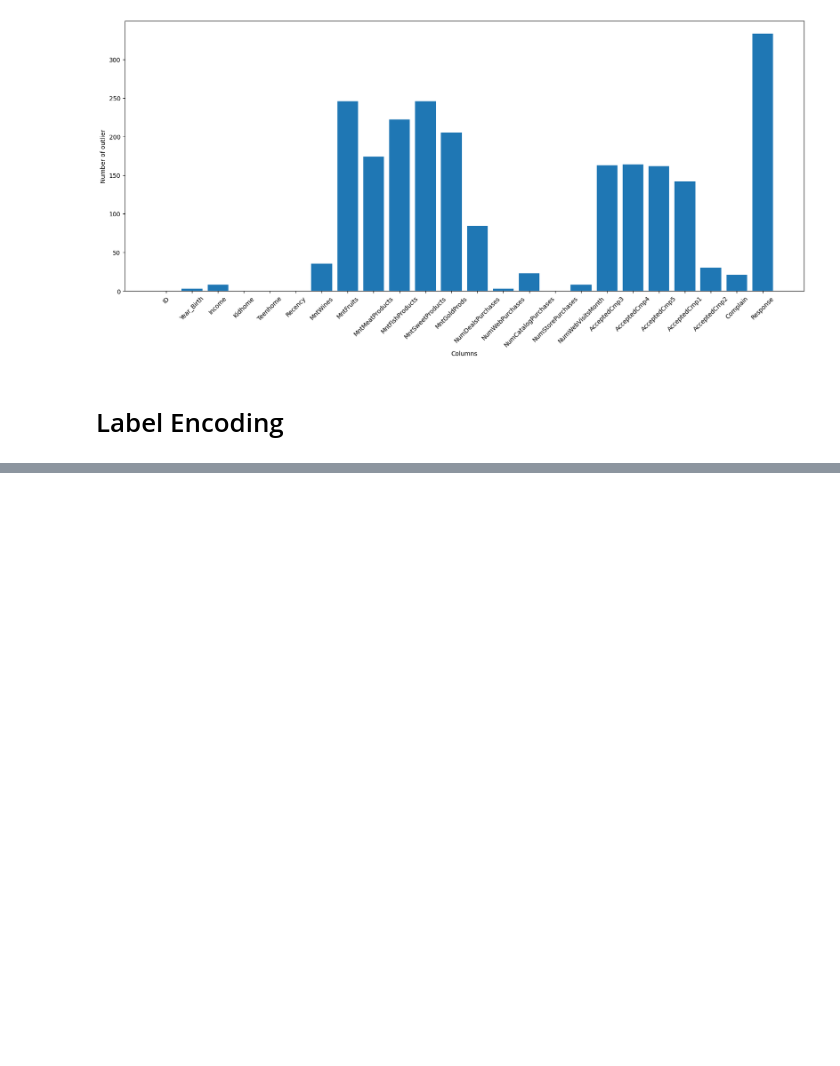
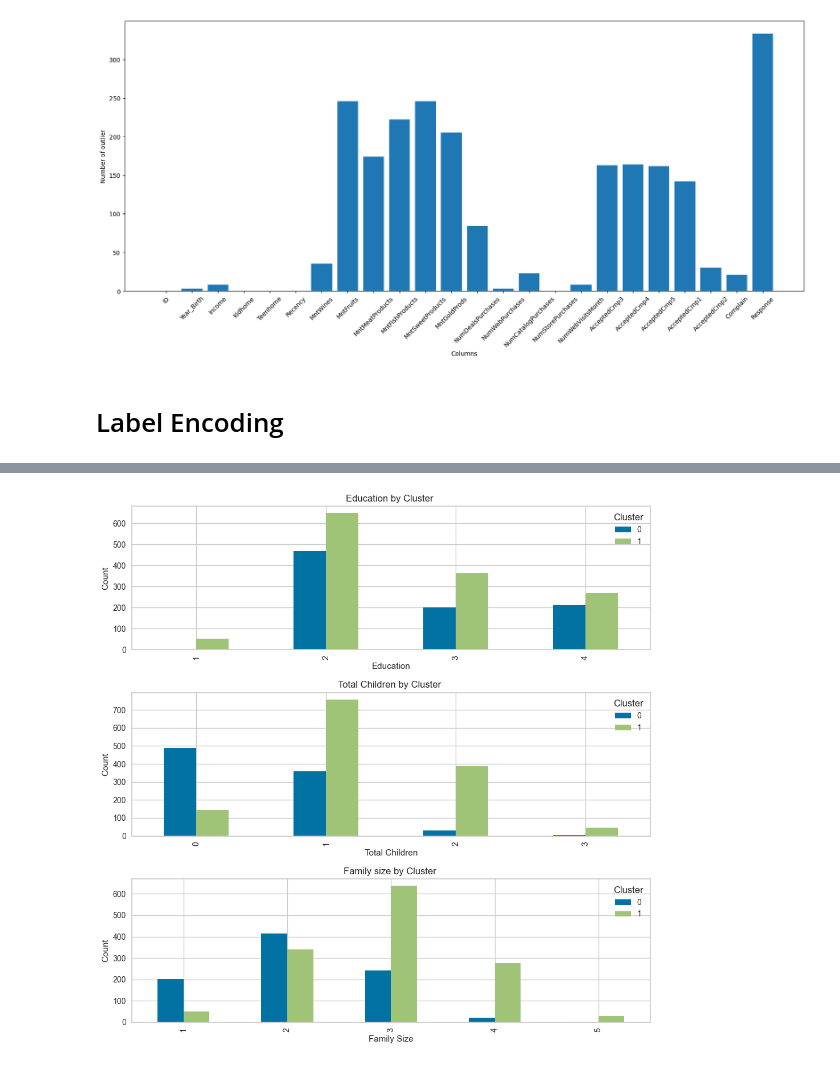
Before and after one commit to GVanave/customer-segmentation-and-predictive-analysis, a Jupyter notebook: model.ipynb, the cells around one changed output, grey strips where cells are left out. Drawn from its saved outputs; the diff is of its cells as text; code cells hidden in the pictures; blank space fills up the shorter version.

Commit message:
Cluster Analysis

```diff
--- a/model.ipynb
+++ b/model.ipynb
@@ -285,0 +706,10 @@ df_filtered_scaled = scaler.fit_transform(df_filtered)
+# %%
+# create model
+model = KMeans(n_clusters = 2, max_iter = 300, n_init = 10, random_state = 0)
+
+df1['Clustering'] = model.fit_predict(df1)
+
+
+model = KMeans(n_clusters = 2, max_iter = 300, n_init = 10, random_state = 0)
+
+df2['Clustering'] = model.fit_predict(df2)
@@ -285,0 +718,9 @@ df_filtered_scaled = scaler.fit_transform(df_filtered)
+# %%
+clus1 = df1["Clustering"].values
+clus2 = df2["Clustering"].values
+# %%
+df_original_1 = df_original.copy()
+df_original_2 = df_original.copy()
+# %%
+df_original_1['Cluster'] = clus1
+df_original_2['Cluster'] = clus2
@@ -285,0 +823,32 @@ df_filtered_scaled = scaler.fit_transform(df_filtered)
+# %%
+fig, axs = plt.subplots(nrows=3, figsize=(10, 10))
+
+# Plot 'Education' vs 'Cluster'
+df_original_1.groupby(['Education_encode', 'Cluster']).size().unstack().plot(kind='bar', ax=axs[0])
+axs[0].set_title('Education by Cluster ')
+
+# Plot 'Total_children' vs 'Cluster'
+df_original_1.groupby(['Total_chil', 'Cluster']).size().unstack().plot(kind='bar', ax=axs[1])
+axs[1].set_title('Total Children by Cluster ')
+
+# Plot 'Family_size' vs 'Cluster'
+df_original_1.groupby(['Family_size', 'Cluster']).size().unstack().plot(kind='bar', ax=axs[2])
+axs[2].set_title('Family size by Cluster ')
+
+# Set x-axis labels
+axs[0].set_xlabel('Education')
+axs[1].set_xlabel('Total Children')
+axs[2].set_xlabel('Family Size')
+
+# Set y-axis labels
+axs[0].set_ylabel('Count')
+axs[1].set_ylabel('Count')
+axs[2].set_ylabel('Count')
+
+# Adjust spacing between subplots
+plt.tight_layout()
+
+# Show the plot
+plt.show()
+# %% [output]
+[figure, added]
```
Also changed, not shown: parts of 69 cells of this notebook.
